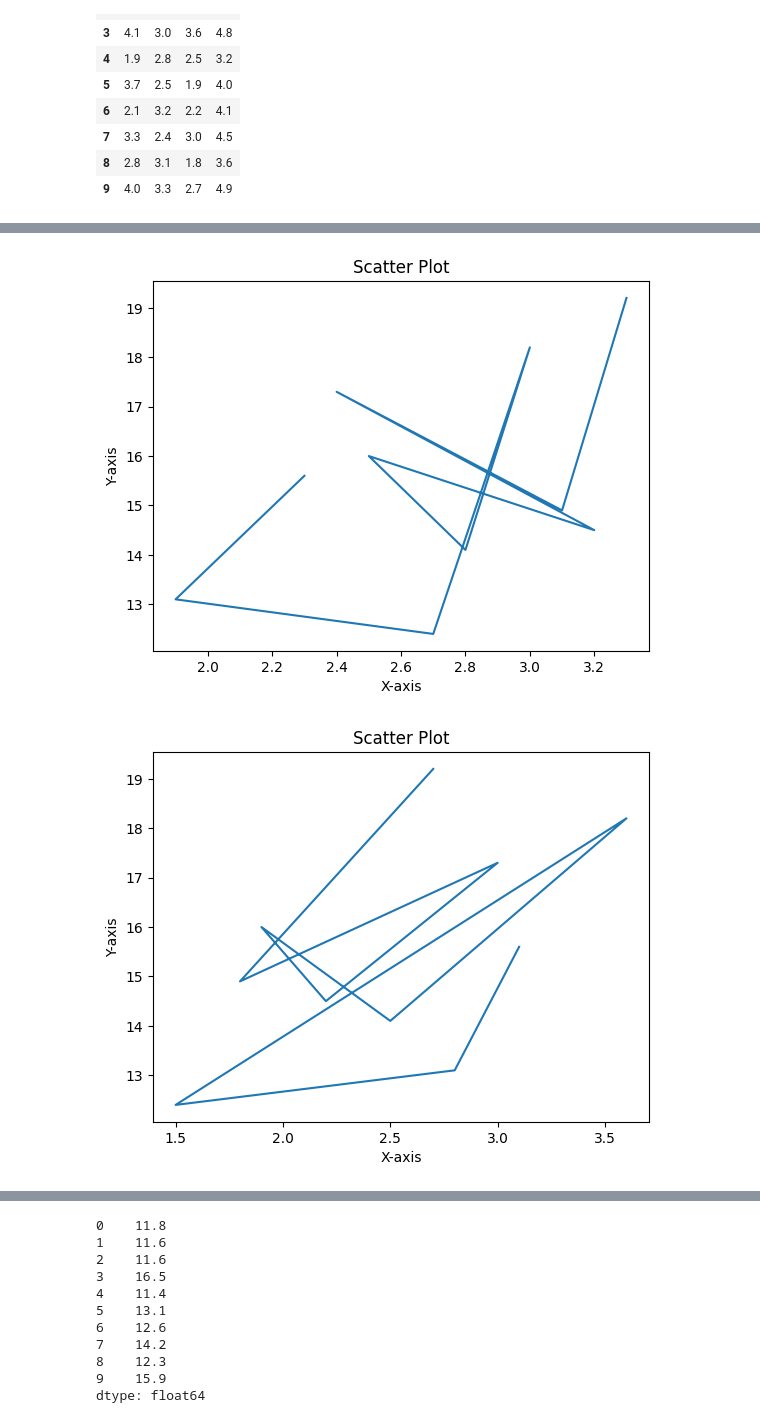
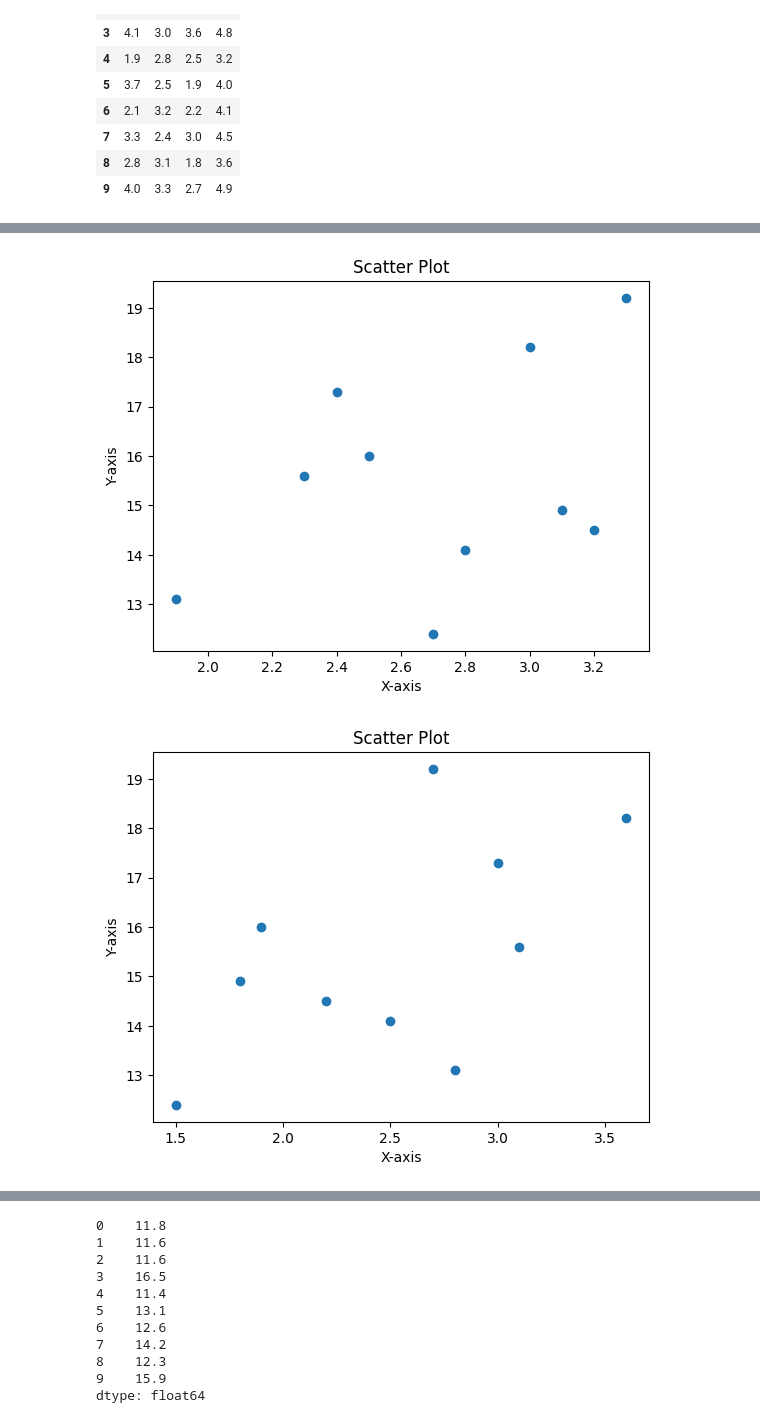
Before and after one commit to Manivardhan2250/SML_2303A52250_Batch_43, a Jupyter notebook: SML_Assignment_7.ipynb, the cells around one changed output, grey strips where cells are left out. Saved outputs shown, nothing was run; the diff lists cells and outputs as text; code cells hidden in the pictures.

```diff
--- a/SML_Assignment_7.ipynb
+++ b/SML_Assignment_7.ipynb
@@ -270,17 +270,17 @@ plt.show()
 # %%
-plt.plot(d['x2'], d['y'])
+plt.scatter(d['x2'], d['y'])
 plt.title('Scatter Plot')
 plt.xlabel('X-axis')
 plt.ylabel('Y-axis')
 plt.show()
 # %% [output]
-[figure, old version]
+[figure, new version]
 # %%
-plt.plot(d['x3'], d['y'])
+plt.scatter(d['x3'], d['y'])
 plt.title('Scatter Plot')
 plt.xlabel('X-axis')
 plt.ylabel('Y-axis')
 plt.show()
 # %% [output]
-[figure, old version]
+[figure, new version]
 # %%
```
Also changed, not shown: parts of 3 cells of this notebook.
